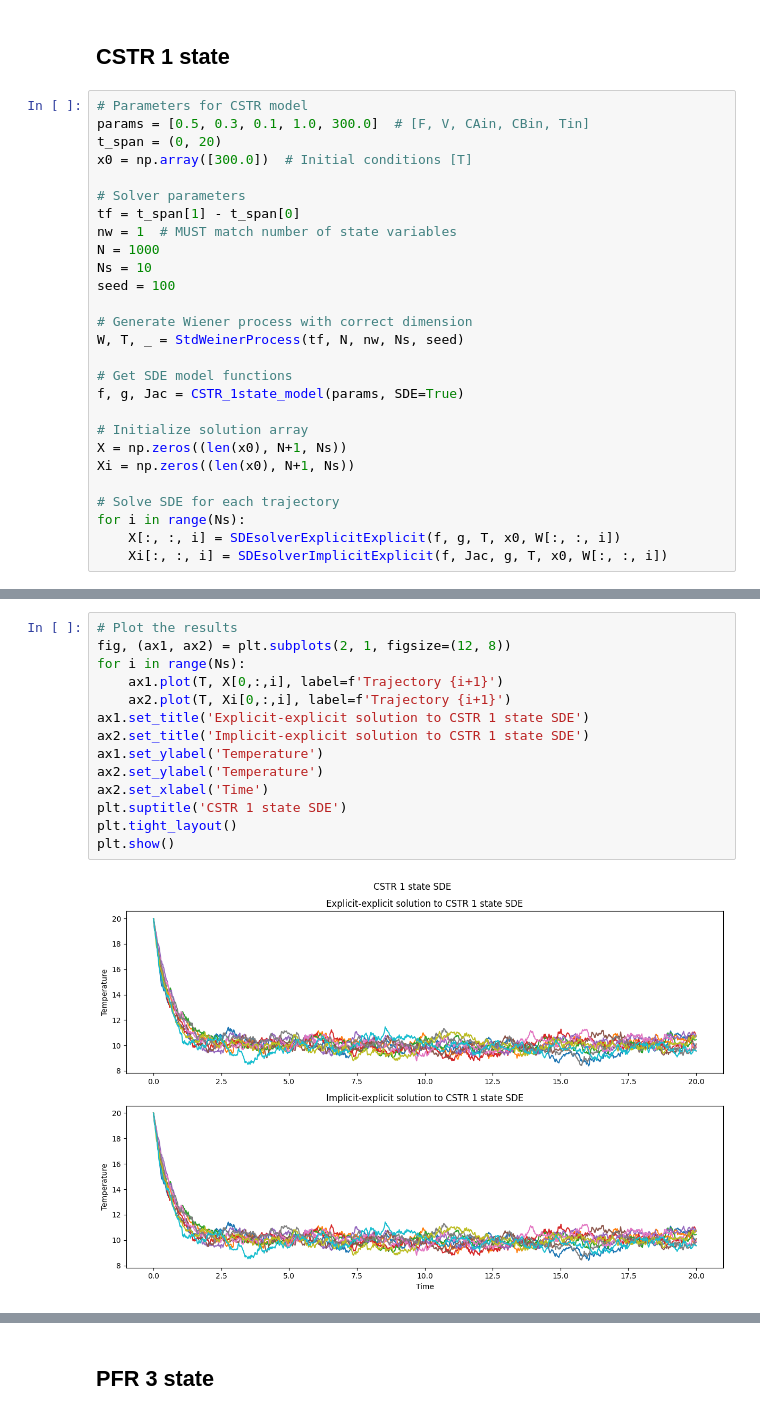
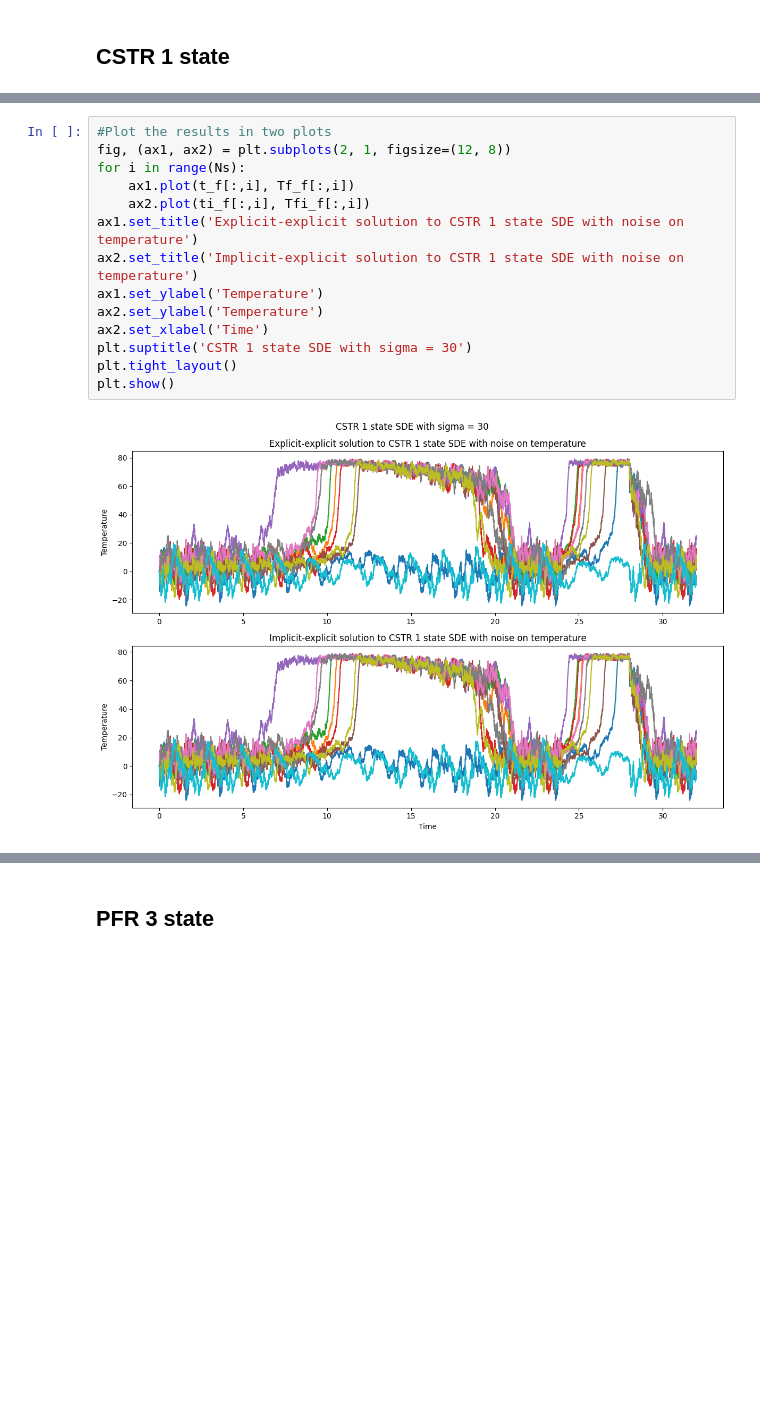
Before and after one commit to EuanCortes/02686-Project, a Jupyter notebook: 04_SDESolvers.ipynb, the cells around one changed output, grey strips where cells are left out. Drawn from its saved outputs; the diff is of its cells as text; blank space fills up the shorter version.

```diff
--- a/04_SDESolvers.ipynb
+++ b/04_SDESolvers.ipynb
@@ -345,29 +138,2 @@ plt.show()
 # %% [markdown]
 ## CSTR 1 state
-# %%
-# Parameters for CSTR model
-params = [0.5, 0.3, 0.1, 1.0, 300.0]  # [F, V, CAin, CBin, Tin]
-t_span = (0, 20)
-x0 = np.array([300.0])  # Initial conditions [T]
-
-# Solver parameters
-tf = t_span[1] - t_span[0]
-nw = 1  # MUST match number of state variables
-N = 1000
-Ns = 10
-seed = 100
-
-# Generate Wiener process with correct dimension
-W, T, _ = StdWeinerProcess(tf, N, nw, Ns, seed)
-
-# Get SDE model functions
-f, g, Jac = CSTR_1state_model(params, SDE=True)
-
-# Initialize solution array
-X = np.zeros((len(x0), N+1, Ns))
-Xi = np.zeros((len(x0), N+1, Ns))
-
-# Solve SDE for each trajectory
-for i in range(Ns):
-    X[:, :, i] = SDEsolverExplicitExplicit(f, g, T, x0, W[:, :, i])
-    Xi[:, :, i] = SDEsolverImplicitExplicit(f, Jac, g, T, x0, W[:, :, i])
@@ -376,16 +213,16 @@ KeyboardInterrupt:
 # %%
-# Plot the results
+#Plot the results in two plots
 fig, (ax1, ax2) = plt.subplots(2, 1, figsize=(12, 8))
 for i in range(Ns):
-    ax1.plot(T, X[0,:,i], label=f'Trajectory {i+1}')
-    ax2.plot(T, Xi[0,:,i], label=f'Trajectory {i+1}')
-ax1.set_title('Explicit-explicit solution to CSTR 1 state SDE')
-ax2.set_title('Implicit-explicit solution to CSTR 1 state SDE')
+    ax1.plot(t_f[:,i], Tf_f[:,i])
+    ax2.plot(ti_f[:,i], Tfi_f[:,i])
+ax1.set_title('Explicit-explicit solution to CSTR 1 state SDE with noise on temperature')
+ax2.set_title('Implicit-explicit solution to CSTR 1 state SDE with noise on temperature')
 ax1.set_ylabel('Temperature')
 ax2.set_ylabel('Temperature')
 ax2.set_xlabel('Time')
-plt.suptitle('CSTR 1 state SDE')
+plt.suptitle('CSTR 1 state SDE with sigma = 30')
 plt.tight_layout()
 plt.show()
 # %% [output]
-[figure, old version]
+[figure, new version]
```
Also changed, not shown: parts of 27 cells of this notebook, 2 other files.
